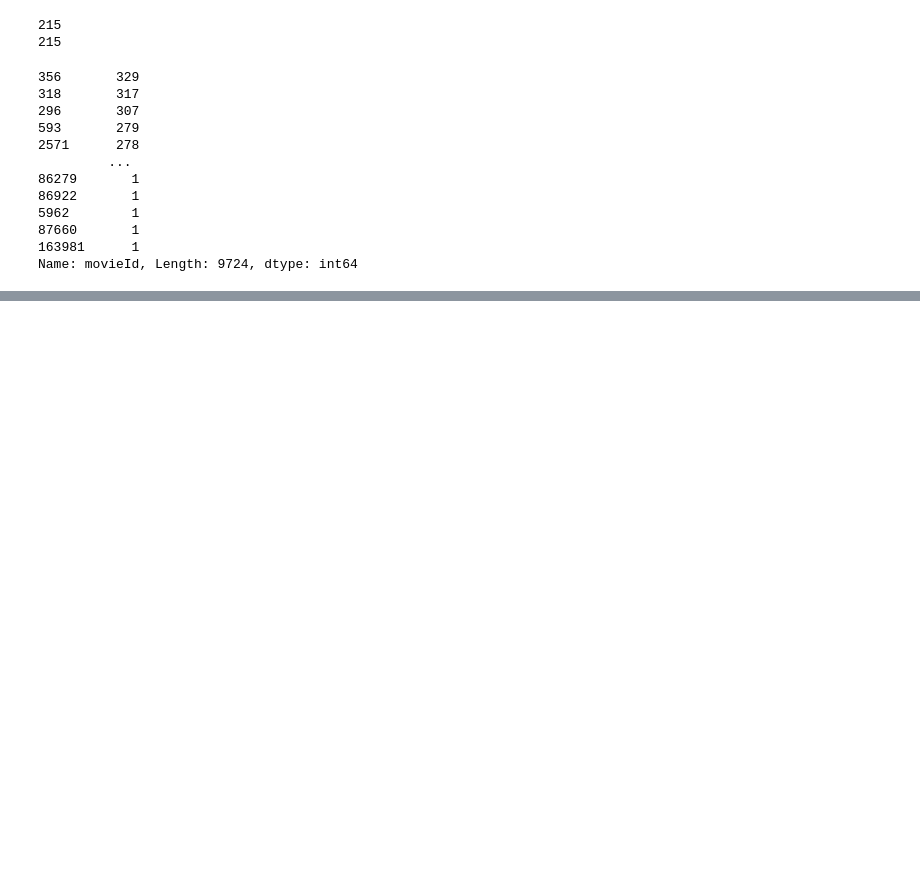
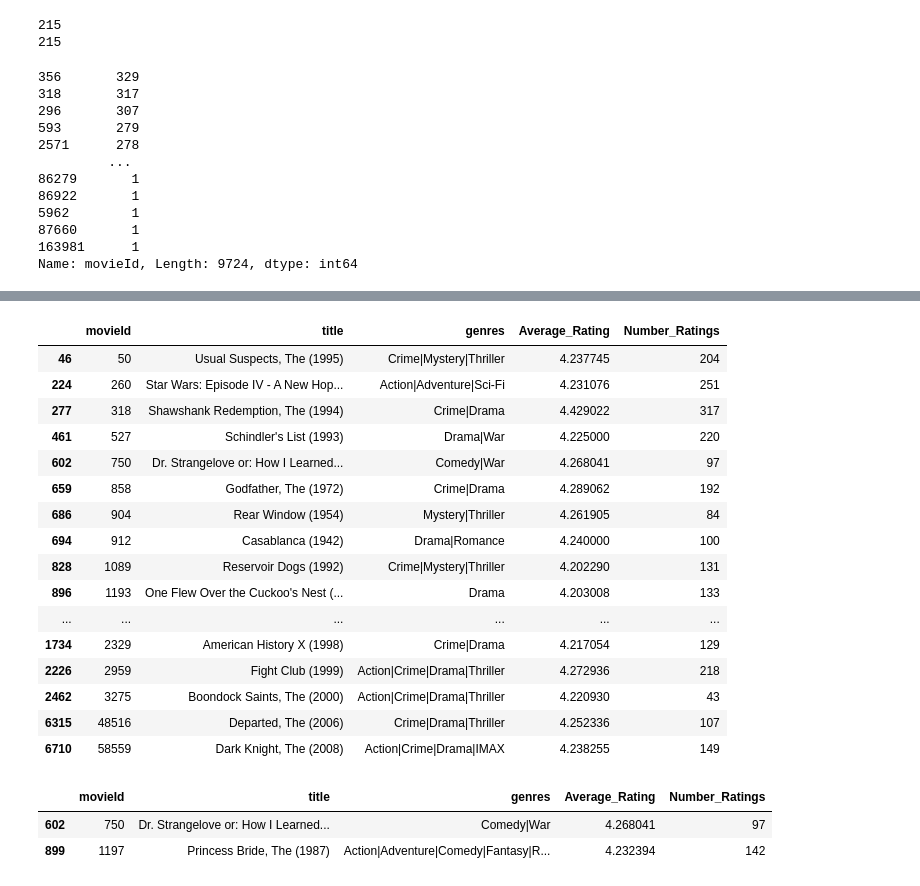
Before and after one commit to ch00226855/CMP464788Spring2023, a Jupyter notebook: Week05_DataFrameQueries.ipynb, the cells around one changed output, grey strips where cells are left out. Cells and saved outputs as stored; diff of their text form; code cells hidden in the pictures; blank space fills up the shorter version.

```diff
--- a/Week05_DataFrameQueries.ipynb
+++ b/Week05_DataFrameQueries.ipynb
@@ -379,0 +435,15 @@ movies_df.head()
+# %%
+# Which movie has the highest average rating?
+
+# Step 1: find the average rating for Movie 1: Toy Story
+temp = ratings_df[ratings_df['movieId'] == 1]
+temp['movieId'].value_counts()
+temp['rating'].mean()
+
+# Now let's calculate the average rating for each movie
+avg_ratings = []
+for movie in movies_df['movieId']:
+    temp = ratings_df[ratings_df['movieId'] == movie]
+    avg_rating = temp['rating'].mean()
+    avg_ratings.append(avg_rating)
+print(avg_ratings)
@@ -379,0 +458,4 @@ movies_df.head()
+# %%
+# Add avg_ratings to the movies_df
+movies_df['Average_Rating'] = avg_ratings
+movies_df.head()
@@ -379,0 +483,13 @@ movies_df.head()
+# %%
+# If the movie receives a single 5.0 rating and nothing else, the average rating
+# can be deceptively high. We need to find the number of ratings for each movie.
+
+# Let's find the number of rating for movie 88448 Paper Birds
+ratings_df[ratings_df['movieId'] == 100556].shape[0]
+
+# Now find the number of ratings for each movie
+num_ratings = []
+for movie in movies_df['movieId']:
+    num_rating = ratings_df[ratings_df['movieId'] == movie].shape[0]
+    num_ratings.append(num_rating)
+print(num_ratings)
@@ -379,0 +498,3 @@ movies_df.head()
+# %%
+movies_df["Number_Ratings"] = num_ratings
+movies_df.head()
@@ -379,0 +539,29 @@ movies_df.head()
+# %%
+top_movies = movies_df[(movies_df['Average_Rating'] > 4.2) & (movies_df['Number_Ratings'] > 30)]
+top_movies
+# %% [output]
+|  | movieId | title | genres | Average_Rating | Number_Ratings |
+| 46 | 50 | Usual Suspects, The (1995) | Crime|Mystery|Thriller | 4.237745 | 204 |
+| 224 | 260 | Star Wars: Episode IV - A New Hop... | Action|Adventure|Sci-Fi | 4.231076 | 251 |
+| 277 | 318 | Shawshank Redemption, The (1994) | Crime|Drama | 4.429022 | 317 |
+| 461 | 527 | Schindler's List (1993) | Drama|War | 4.225000 | 220 |
+| 602 | 750 | Dr. Strangelove or: How I Learned... | Comedy|War | 4.268041 | 97 |
+| 659 | 858 | Godfather, The (1972) | Crime|Drama | 4.289062 | 192 |
+| 686 | 904 | Rear Window (1954) | Mystery|Thriller | 4.261905 | 84 |
+| 694 | 912 | Casablanca (1942) | Drama|Romance | 4.240000 | 100 |
+| 828 | 1089 | Reservoir Dogs (1992) | Crime|Mystery|Thriller | 4.202290 | 131 |
+| 896 | 1193 | One Flew Over the Cuckoo's Nest (... | Drama | 4.203008 | 133 |
+| ... | ... | ... | ... | ... | ... |
+| 1734 | 2329 | American History X (1998) | Crime|Drama | 4.217054 | 129 |
+| 2226 | 2959 | Fight Club (1999) | Action|Crime|Drama|Thriller | 4.272936 | 218 |
+| 2462 | 3275 | Boondock Saints, The (2000) | Action|Crime|Drama|Thriller | 4.220930 | 43 |
+| 6315 | 48516 | Departed, The (2006) | Crime|Drama|Thriller | 4.252336 | 107 |
+| 6710 | 58559 | Dark Knight, The (2008) | Action|Crime|Drama|IMAX | 4.238255 | 149 |
+# %%
+# I want to find the comedy movie from this list
+
+top_movies[top_movies['genres'].str.contains('Comedy')]
+# %% [output]
+|  | movieId | title | genres | Average_Rating | Number_Ratings |
+| 602 | 750 | Dr. Strangelove or: How I Learned... | Comedy|War | 4.268041 | 97 |
+| 899 | 1197 | Princess Bride, The (1987) | Action|Adventure|Comedy|Fantasy|R... | 4.232394 | 142 |
```
Also changed, not shown: parts of 27 cells of this notebook.
